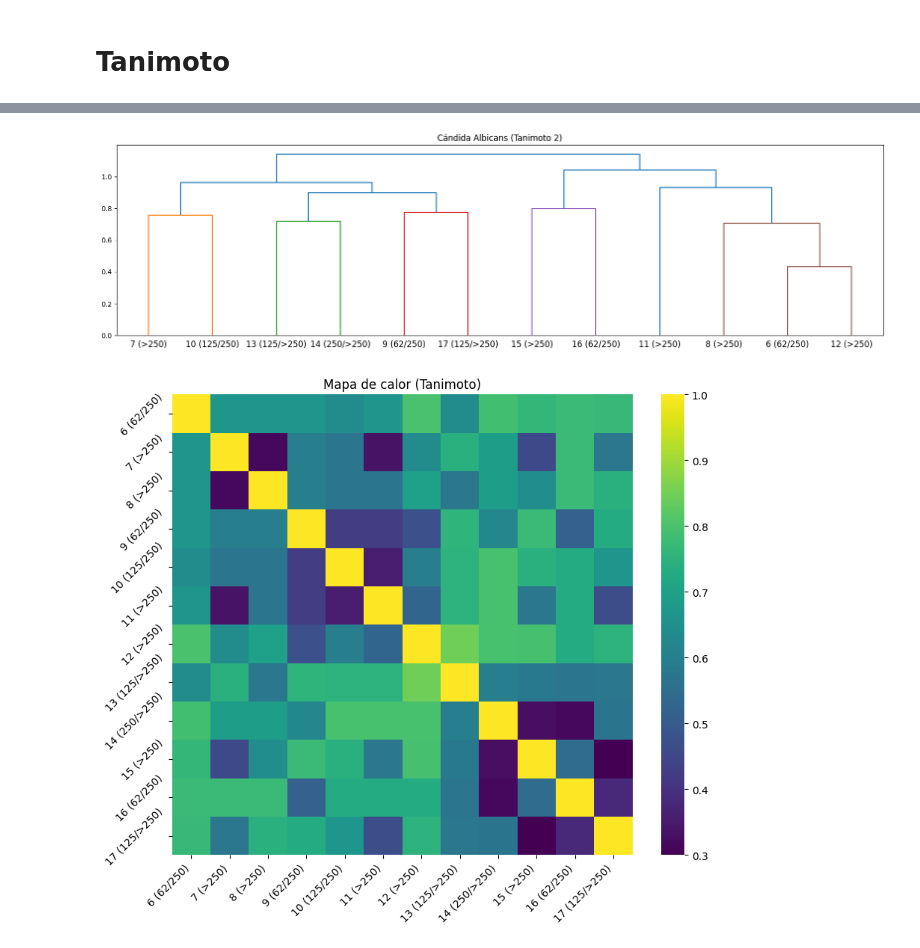
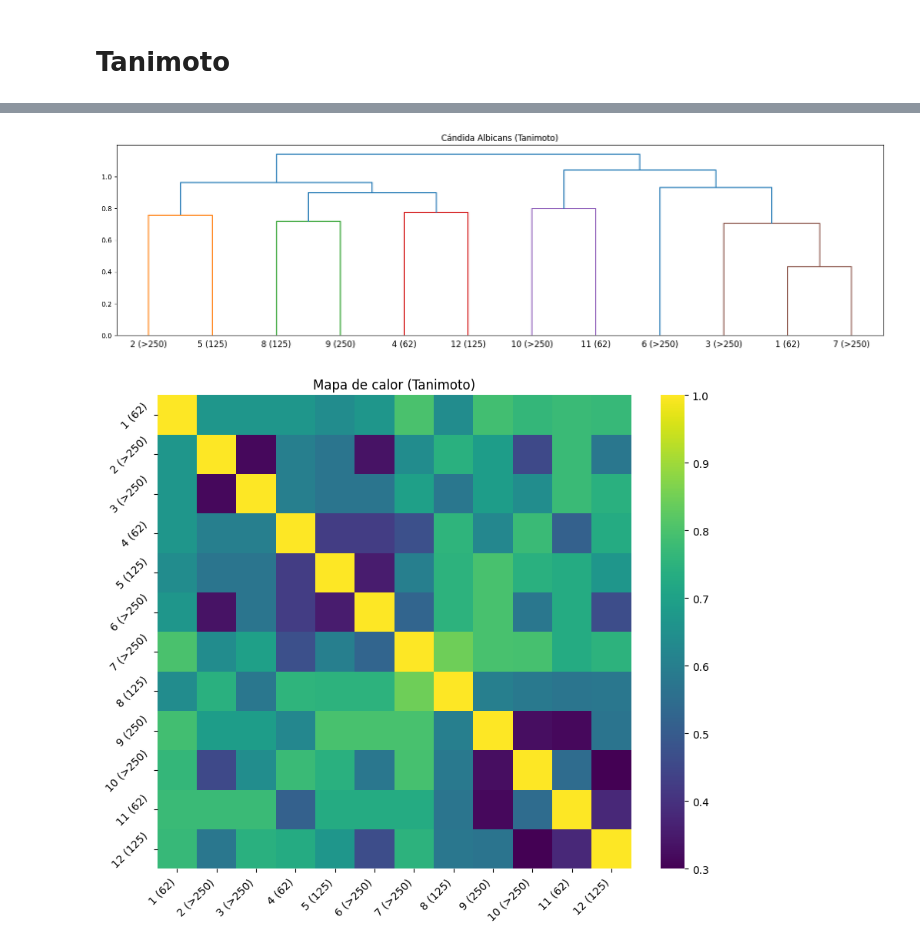
Before and after one commit to jisusP/Art-culo, a Jupyter notebook: Candida_albicans_coseno.ipynb, the cells around one changed output, grey strips where cells are left out. Drawn from its saved outputs; the diff is of its cells as text; code cells hidden in the pictures.

```diff
--- a/Candida_albicans_coseno.ipynb
+++ b/Candida_albicans_coseno.ipynb
@@ -35,20 +35,21 @@ import seaborn as sns
 import matplotlib.pyplot as plt
 import numpy as np
 
-similarity_matrix_tani = np.zeros((len(fps), len(fps)))
+distance_tani = np.zeros((len(fps), len(fps)))
 for i in range(len(fps)):
     for j in range(i+1, len(fps)):
         similarity = DataStructs.TanimotoSimilarity(fps[i], fps[j])
-        similarity_matrix_tani[i][j] = similarity
-        similarity_matrix_tani[j][i] = similarity
-distance_tani = 1-(similarity_matrix_tani)
+        distance_tani[i][j] = similarity
+        distance_tani[j][i] = similarity
+similarity_matrix_tani = 1-(distance_tani)
 # %% [markdown]
 # **Coeficiente coseno**
 # %%
 #Matriz 1_
 distance_matrix_cos = 1 - similarity_matrix_cos
-lab = ["6 (62/250)","7 (>250)","8 (>250)","9 (62/250)","10 (125/250)","11 (>250)","12 (>250)","13 (125/>250)","14 (250/>250)","15 (>250)","16 (62/250)","17 (125/>250)"]
-fig = ff.create_dendrogram(distance_matrix_cos, labels= lab)
+lab = ["1 (62)","2 (>250)","3 (>250)","4 (62)","5 (125)","6 (>250)","7 (>250)","8 (125)","9 (250)","10 (>250)","11 (62)","12 (125)"]
+#lab = ["6 (62/250)","7 (>250)","8 (>250)","9 (62/250)","10 (125/250)","11 (>250)","12 (>250)","13 (125/>250)","14 (250/>250)","15 (>250)","16 (62/250)","17 (125/>250)"]
+fig = ff.create_dendrogram(similarity_matrix_cos, labels= lab)
 fig.update_layout(width=800, height=500, title = "Cándida Albicans (C. coseno 1)", title_x=0.5)
 fig.show()
 # %% [output]
@@ -125,24 +130,24 @@ fig.show()
 # %%
 #Matriz 2
 plt.figure(figsize=(20,5))
-plt.title("Cándida Albicans (Tanimoto 2)")
-d = shc.dendrogram(shc.linkage(distance_tani, method = "ward"), labels = lab)
+plt.title("Cándida Albicans (Tanimoto)")
+d = shc.dendrogram(shc.linkage(similarity_matrix_tani, method = "ward"), labels = lab)
 # %% [output]
-[figure, old version]
+[figure, new version]
 # %%
 #Heat Map
 
 # Crear el heatmap sin mostrar los números
 plt.figure(figsize=(10, 8))
-sns.heatmap(distance_tani, annot=False, cbar=True, square=True, cmap='viridis')
+sns.heatmap(similarity_matrix_tani, annot=False, cbar=True, square=True, cmap='viridis')
 plt.xticks(np.arange(len(lab)) + 0.5, lab, rotation=45, ha='right')
 plt.yticks(np.arange(len(lab)) + 0.5, lab, rotation=45, ha='right')
 # Configurar el aspecto del heatmap
 plt.title("Mapa de calor (Tanimoto)")
 plt.xlabel
 plt.ylabel
 
 # Mostrar el heatmap
 plt.show()
 # %% [output]
-[figure, old version]
+[figure, new version]
```
Also changed, not shown: parts of 5 cells of this notebook.
